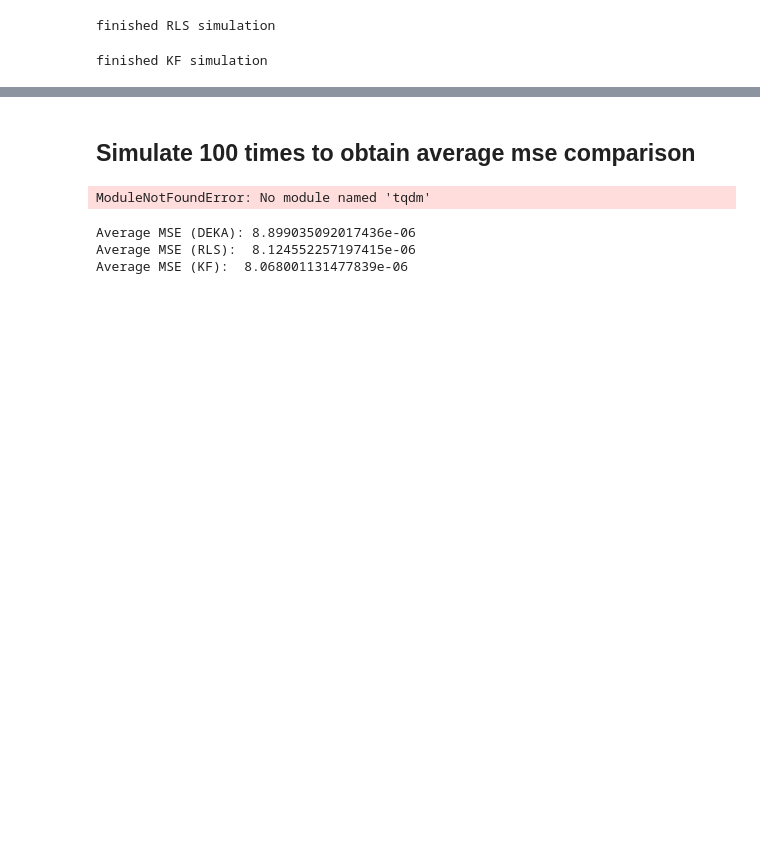
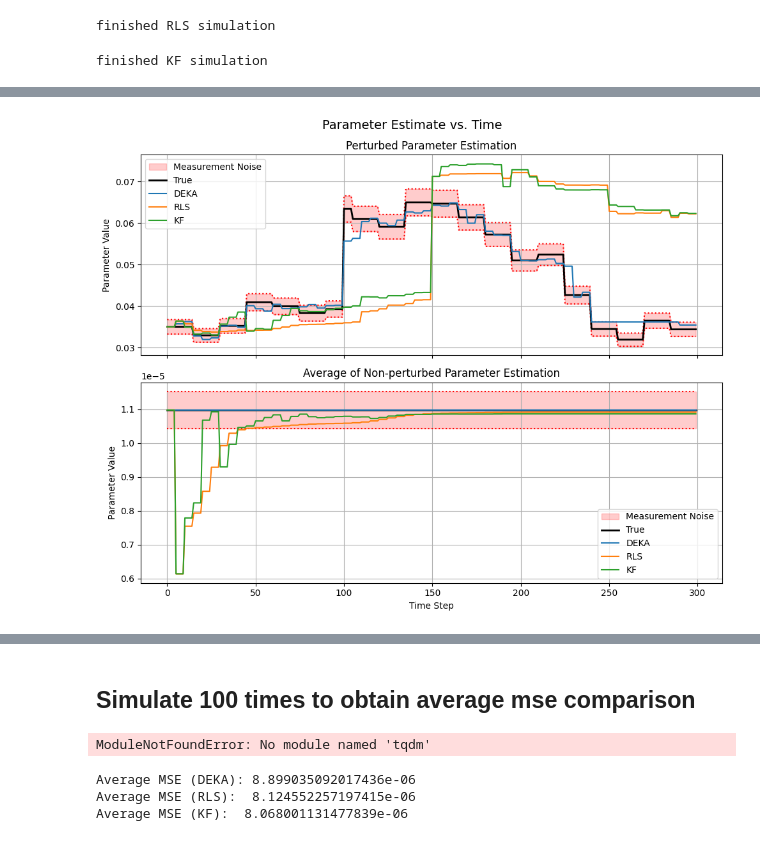
Before and after one commit to ChrisSha0104/Online-Parameter-Estimation-Using-the-Kaczmarz-Method, a Jupyter notebook: python/robot_plot.ipynb, the cells around one changed output, grey strips where cells are left out. Cells and saved outputs as stored; diff of their text form; code cells hidden in the pictures; blank space fills up the shorter version.

```diff
--- a/python/robot_plot.ipynb
+++ b/python/robot_plot.ipynb
@@ -262,3 +404,87 @@ plt.show()
+# %%
+import numpy as np
+import matplotlib.pyplot as plt
+
+# Define consistent colors
+colors = {
+    'deka': 'tab:blue',
+    'rls': 'tab:orange',
+    'kf': 'tab:green',
+    'true': 'black',
+    'noise_region': 'red',
+    'noise_bound': 'red'
+}
+
+# Create one figure with two subplots (stacked vertically)
+fig, axs = plt.subplots(2, 1, figsize=(10, 8), sharex=True)
+
+# ---------------------------
+# Subplot 1: Parameter 0 (shifted parameter)
+# ---------------------------
+fig.suptitle('Parameter Estimate vs. Time', fontsize=14)
+
+# Compute the noise bounds (5% above and below)
+theta_deka_upper = theta_deka_array[:, 0] * 1.05
+theta_deka_lower = theta_deka_array[:, 0] * 0.95
+
+# Fill the region for measurement noise in light red
+axs[0].fill_between(t, theta_deka_lower, theta_deka_upper, color=colors['noise_region'], alpha=0.2, label='Measurement Noise')
+
+# Plot the noise bounds as red dotted lines
+axs[0].plot(t, theta_deka_upper, color=colors['noise_bound'], linestyle=':')
+axs[0].plot(t, theta_deka_lower, color=colors['noise_bound'], linestyle=':')
+
+# Plot the true parameter in solid black
+axs[0].plot(t, theta_deka_array[:, 0], color=colors['true'], linestyle='-', linewidth=2, label='True')
+
+# Plot the estimated parameters with consistent colors
+axs[0].plot(t, theta_hat_deka_array[:, 0], color=colors['deka'], label='DEKA')
+axs[0].plot(t, theta_hat_rls_array[:, 0], color=colors['rls'], label='RLS')
+axs[0].plot(t, theta_hat_ekf_array[:, 0], color=colors['kf'], label='KF')
+
+axs[0].set_title('Perturbed Parameter Estimation')
+axs[0].set_ylabel('Parameter Value')
+axs[0].legend()
+axs[0].grid(True)
+
+# ---------------------------
+# Subplot 2: Average of Remaining Parameters (parameters 1 to end)
+# ---------------------------
+# Compute the average (across parameter indices 1 to end) for each time step.
+theta_hat_deka_avg = np.mean(theta_hat_deka_array[:, 1:], axis=1)
+theta_hat_rls_avg  = np.mean(theta_hat_rls_array[:, 1:], axis=1)
+theta_hat_ekf_avg  = np.mean(theta_hat_ekf_array[:, 1:], axis=1)
+theta_deka_avg     = np.mean(theta_deka_array[:, 1:], axis=1)
+
+# Compute the noise bounds (5% above and below for averaged parameters)
+theta_deka_avg_upper = theta_deka_avg * 1.05
+theta_deka_avg_lower = theta_deka_avg * 0.95
+
+# Fill the region for measurement noise in light red
+axs[1].fill_between(t, theta_deka_avg_lower, theta_deka_avg_upper, color=colors['noise_region'], alpha=0.2, label='Measurement Noise')
+
+# Plot the noise bounds as red dotted lines
+axs[1].plot(t, theta_deka_avg_upper, color=colors['noise_bound'], linestyle=':')
+axs[1].plot(t, theta_deka_avg_lower, color=colors['noise_bound'], linestyle=':')
+
+# Plot the true parameter in solid black
+axs[1].plot(t, theta_deka_avg, color=colors['true'], linestyle='-', linewidth=2, label='True')
+
+# Plot the estimated parameters with consistent colors
+axs[1].plot(t, theta_hat_deka_avg, color=colors['deka'], label='DEKA')
+axs[1].plot(t, theta_hat_rls_avg, color=colors['rls'], label='RLS')
+axs[1].plot(t, theta_hat_ekf_avg, color=colors['kf'], label='KF')
+
+axs[1].set_title('Average of Non-perturbed Parameter Estimation')
+axs[1].set_xlabel('Time Step')
+axs[1].set_ylabel('Parameter Value')
+axs[1].legend()
+axs[1].grid(True)
+
+plt.tight_layout()
+plt.show()
+# %% [output]
+[figure, added]
 # %%
 import matplotlib.pyplot as plt
 import numpy as np
```
Also changed, not shown: parts of 10 cells of this notebook, 2 other files.
